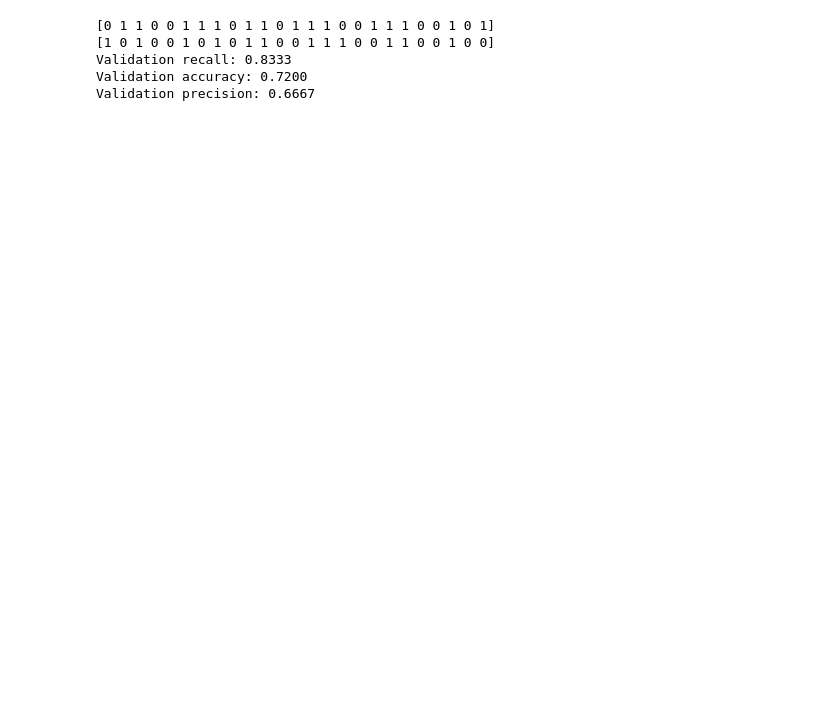
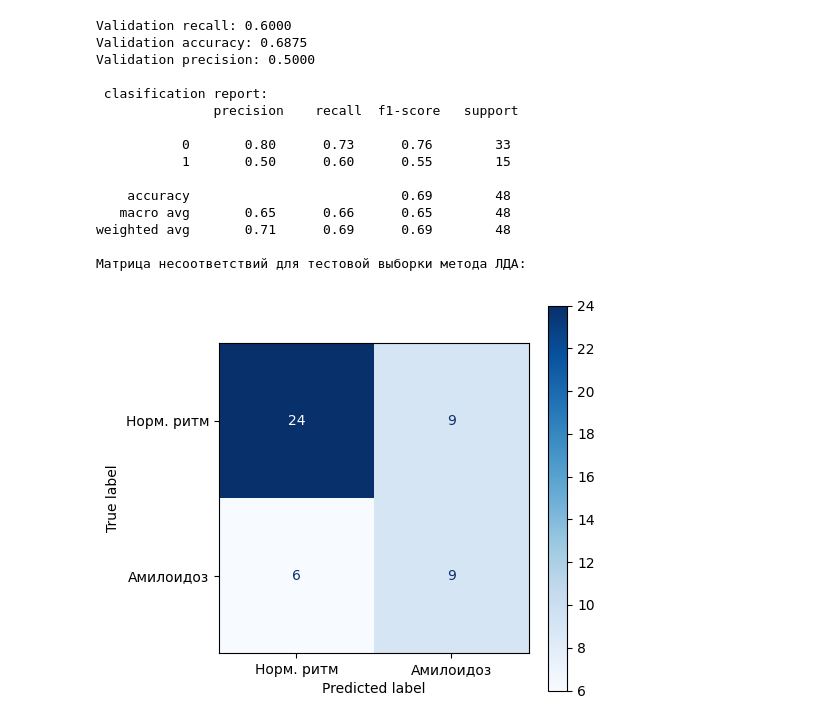
Before and after one commit to ArtikBoom3007/Diplomas, a Jupyter notebook: Classifiers/NN/NeuralNetwork.ipynb, the cells around one changed output. Saved outputs shown, nothing was run; the diff lists cells and outputs as text; code cells hidden in the pictures; blank space fills up the shorter version.

Commit message:
Branch NN results

```diff
--- a/Classifiers/NN/NeuralNetwork.ipynb
+++ b/Classifiers/NN/NeuralNetwork.ipynb
@@ -318,39 +366,60 @@ Epoch 60/60, Loss: 0.1280
 from sklearn.metrics import recall_score, accuracy_score, precision_score
 
 def validate_model(model, dataloader):
+    model = MultiBranchECGNet(num_channels=8, num_classes=2)
+    model = torch.load('best_model.pt')
+    # model.eval()
     model.eval()  # Переводим модель в режим оценки
     all_preds = []
     all_labels = []
 
     with torch.no_grad():  # Отключаем градиенты для валидации
         for inputs, labels in dataloader:
             outputs = model(inputs)
             _, preds = torch.max(outputs, 1)  # Предсказания с максимальной вероятностью
             all_preds.append(preds.cpu().numpy())
             all_labels.append(labels.cpu().numpy())
 
     # Преобразуем в numpy массивы
     all_preds = np.concatenate(all_preds)
     all_labels = np.concatenate(all_labels)
-
-    print(all_preds)
-    print(all_labels)
+    # all_labels = np.argmax(all_labels, axis=1)
 
     # Считаем accuracy
     recall = recall_score(all_labels, all_preds)
     print(f'Validation recall: {recall:.4f}')
     accuracy = accuracy_score(all_labels, all_preds)
     print(f'Validation accuracy: {accuracy:.4f}')
     precision = precision_score(all_labels, all_preds)
     print(f'Validation precision: {precision:.4f}')
 
+    class_names = ['Норм. ритм', 'Амилоидоз']
+
+    print ('\n clasification report:\n', classification_report(all_labels, all_preds))
+
+    print('Матрица несоответствий для тестовой выборки метода ЛДА:\n')
+    fig, ax = plt.subplots(figsize=(5, 5))
+    disp = ConfusionMatrixDisplay(confusion_matrix(all_labels, all_preds), display_labels= class_names)
+    disp.plot(cmap = 'Blues', ax=ax)
+
     return recall
 
 # Пример вызова валидации
 test_accuracy = validate_model(model, test_loader)
 # %% [output]
-[0 1 1 0 0 1 1 1 0 1 1 0 1 1 1 0 0 1 1 1 0 0 1 0 1]
-[1 0 1 0 0 1 0 1 0 1 1 0 0 1 1 1 0 0 1 1 0 0 1 0 0]
-Validation recall: 0.8333
-Validation accuracy: 0.7200
-Validation precision: 0.6667
+Validation recall: 0.6000
+Validation accuracy: 0.6875
+Validation precision: 0.5000
+
+ clasification report:
+               precision    recall  f1-score   support
+
+           0       0.80      0.73      0.76        33
+           1       0.50      0.60      0.55        15
+
+    accuracy                           0.69        48
+   macro avg       0.65      0.66      0.65        48
+weighted avg       0.71      0.69      0.69        48
+
+Матрица несоответствий для тестовой выборки метода ЛДА:
+[figure, added]
```
Also changed, not shown: parts of 7 cells of this notebook, 8 other files.
